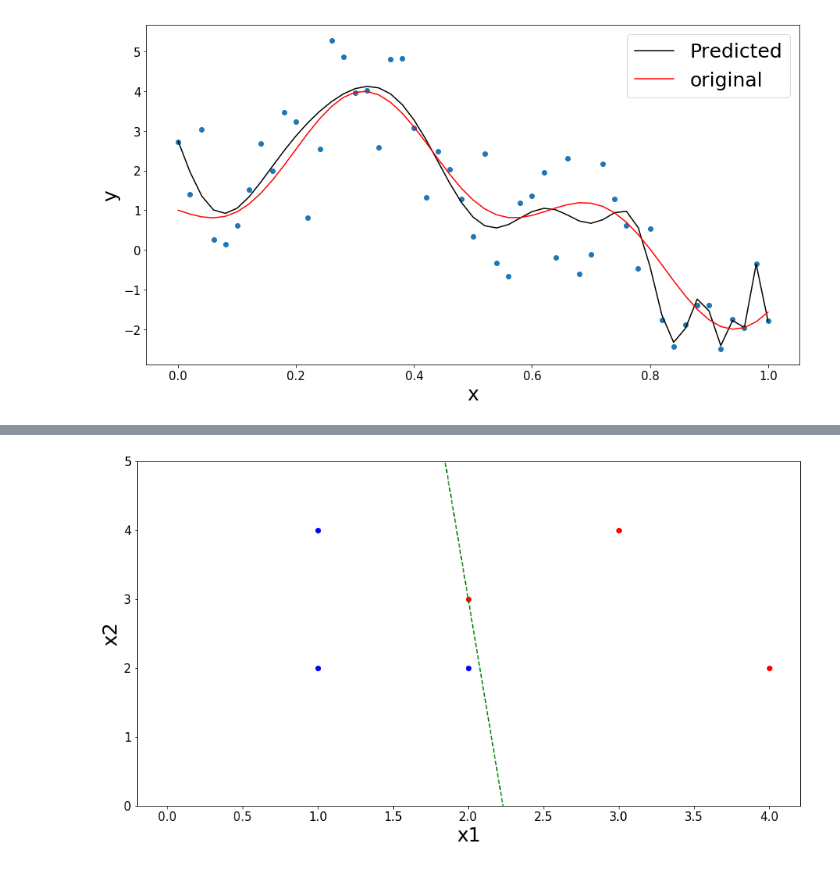
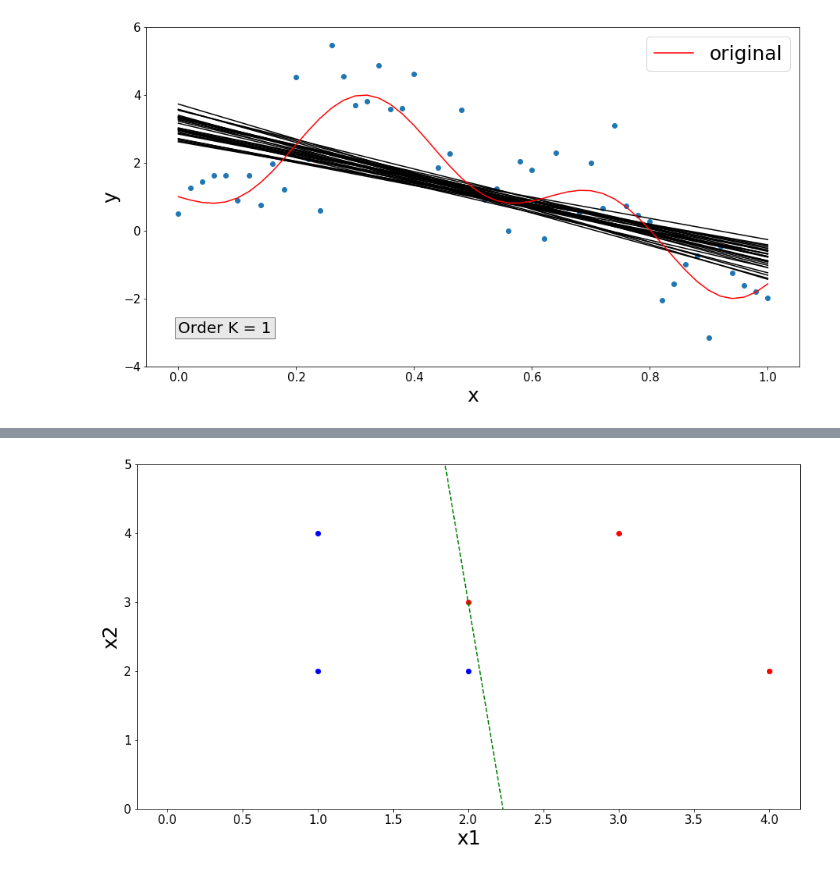
Before and after one commit to vishaldeep15/EE526-HW, a Jupyter notebook: hw1/HW1_VD.ipynb, the cells around one changed output, grey strips where cells are left out. Cells and saved outputs as stored; diff of their text form; code cells hidden in the pictures.

```diff
--- a/hw1/HW1_VD.ipynb
+++ b/hw1/HW1_VD.ipynb
@@ -40,54 +42,48 @@ x = np.linspace(0, 1 , numOfSamples)
 for xval in x:
     f_temp = 1 + 2*sin(5*xval) - sin(15*xval)
     f_x = np.hstack((f_x, f_temp))
-
-# Generate gaussian distribution with mean=0 and var=1
-e = np.random.normal(0, 1, numOfSamples)
-
-# Generate y values for the x values
-y = f_x + e
-
-# Generate X matrix
-X = createX(numOfSamples, 100, x, y)
-
-# Estimate the coefficients
-beta = calBeta(X, y)
-
-# Find predicted values of y based on estimated coefficients beta
-y_pred = np.matmul(X, beta)
-
-# prediction with numpy function
-# coefs = poly.polyfit(x, y, 11)
-# ffit = poly.polyval(x, coefs)
 # %%
-# Plots
-fig, ax = plt.subplots(figsize=(15, 8))
-params = {'legend.fontsize': 25}
-plt.rcParams.update(params)
-# Plot original data
-plt.scatter(x, y)
-# plot predicted data from polynomial regression
-plt.plot(x, y_pred, 'black', label='Predicted')
-# Plot function f(x)
-plt.plot(x, f_x, 'red', label='original')
-# Plot from numpy function for polynomial regression
-# plt.plot(x, ffit, 'g')
-# plot labels
-plt.xlabel('x', size=25)
-plt.ylabel('y', size=25)
+for K in [1, 3, 5, 7, 9, 11]:
+    # Plots
+    fig, ax = plt.subplots(figsize=(15, 8))
+    params = {'legend.fontsize': 25}
+    plt.rcParams.update(params)
 
-plt.legend(loc="best")
+    # plot predicted data from polynomial regression
+    for _ in range(30):
+        # Generate gaussian distribution with mean=0 and var=1
+        e = np.random.normal(0, 1, numOfSamples)
+        # Generate y values for the x values
+        y = f_x + e
+        # Generate X matrix
+        X = createX(numOfSamples, K, x, y)
+        # Estimate the coefficients
+        beta = calBeta(X, y)
+        # Find predicted values of y based on estimated coefficients beta
+        y_pred = np.matmul(X, beta)
+        # plot predicted values
+        plt.plot(x, y_pred, 'black')
 
-# Define ticks
-# ax.xaxis.set_major_locator(plt.MultipleLocator(1))
-# ax.xaxis.set_minor_locator(plt.MultipleLocator(0.5))
-# ax.yaxis.set_major_locator(plt.MultipleLocator(0.5))
-# ax.yaxis.set_minor_locator(plt.MultipleLocator(0.25))
+    # Plot original data
+    plt.scatter(x, y)
 
-# increse font size of ticks
-plt.xticks(fontsize=15)
-plt.yticks(fontsize=15)
+    # plt.plot(x, y_pred, 'black', label='Predicted')
+    # Plot function f(x)
+    plt.plot(x, f_x, 'red', label='original')
+    # Plot from numpy function for polynomial regression
+    # plt.plot(x, ffit, 'g')
+    # plot labels
+    plt.xlabel('x', size=25)
+    plt.ylabel('y', size=25)
 
-plt.show()
+    plt.legend(loc="best")
+    plt.text(0, -3, f'Order K = {K}', bbox=dict(facecolor='lightgray', alpha=0.5), fontsize=20)
+
+    # increse font size of ticks
+    plt.xticks(fontsize=15)
+    plt.yticks(fontsize=15)
+    plt.ylim(-4, 6)
+
+    plt.show()
 # %% [output]
-[figure, old version]
+[figure, new version]
```
Also changed, not shown: parts of 11 cells of this notebook.
